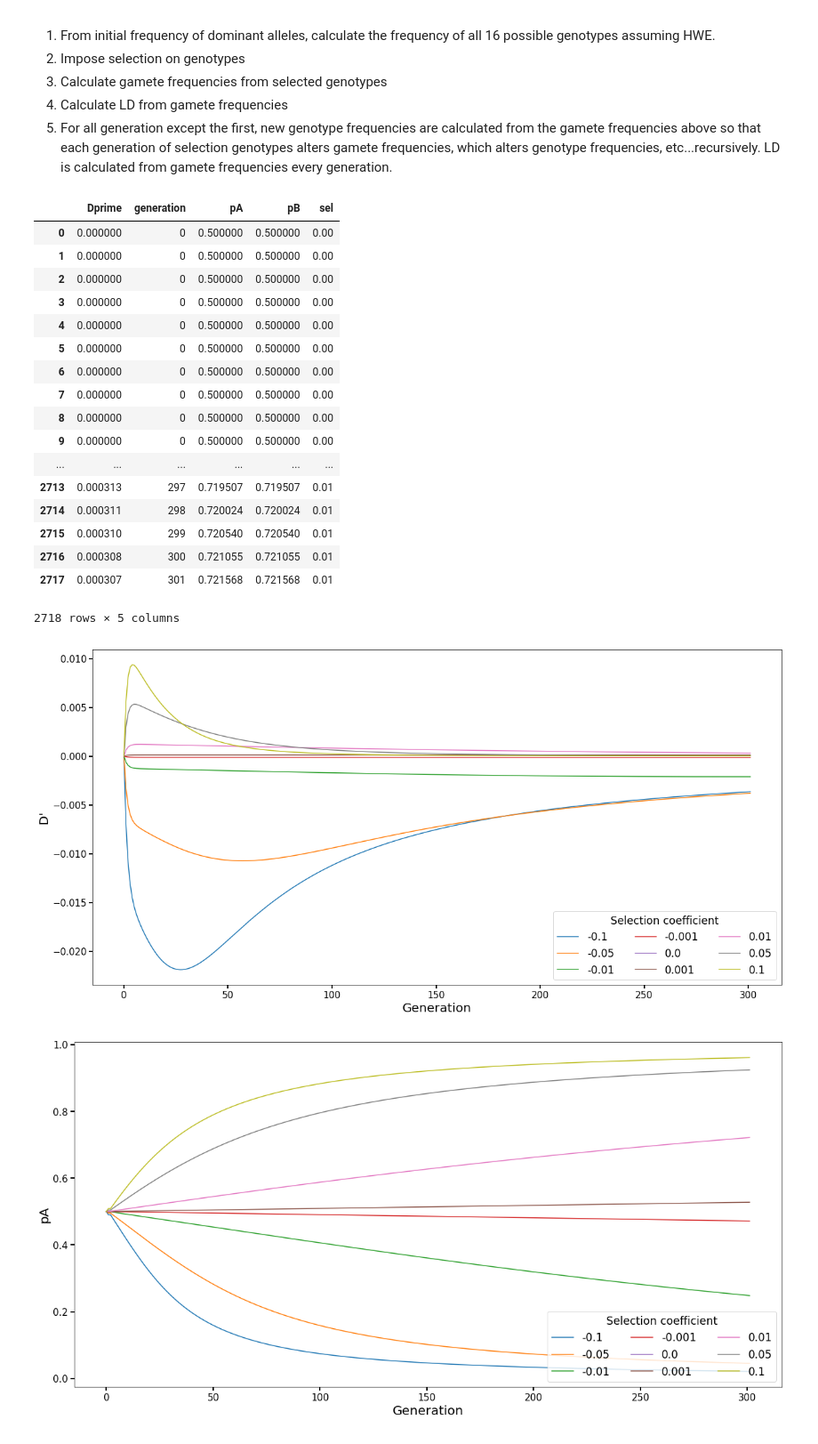
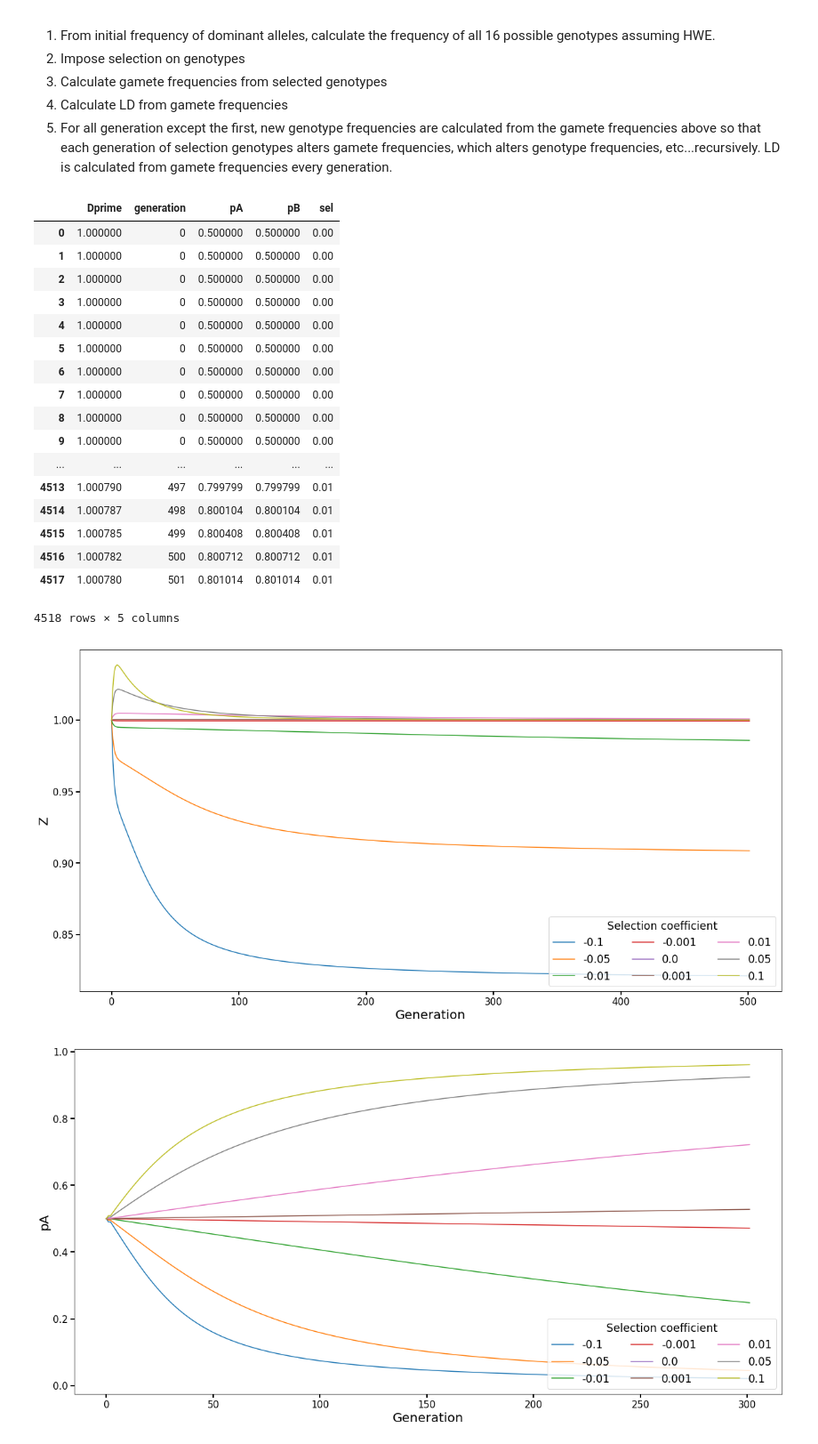
Before and after one commit to James-S-Santangelo/Simulating-Evolutionary-Clines-SEC-, a Jupyter notebook: Python_Notebooks/selection-affect-LD.ipynb, the cells around one changed output. Shown at 89% size. Cells and saved outputs as stored; diff of their text form; code cells hidden in the pictures.

```diff
--- a/Python_Notebooks/selection-affect-LD.ipynb
+++ b/Python_Notebooks/selection-affect-LD.ipynb
@@ -150,12 +150,14 @@ def calculate_LD(Gametes, pA1, pB1):
 
     r_squared = (D ** 2) / (pA1 * qA1 * pB1 * qB1)
 
-    return round(D_prime, 10)
+    Z = (Gametes['ab'] * Gametes['AB']) / (Gametes['Ab'] * Gametes['aB'])
+
+    return round(Z, 10)
 
 def selection(pA, pB, s, h):
     """Selection on genotypes in HWE in generation 1"""
 
-    D_prime = [0.0] # No linkage to start
+    D_prime = [1.0] # No linkage to start
     pA_list = [pA]
     pB_list = [pB]
 
@@ -249,41 +251,41 @@ data = pd.DataFrame.from_dict(data, orient = 'columns')
 data
 # %% [output]
 |  | Dprime | generation | pA | pB | sel |
-| 0 | 0.000000 | 0 | 0.500000 | 0.500000 | 0.00 |
-| 1 | 0.000000 | 0 | 0.500000 | 0.500000 | 0.00 |
-| 2 | 0.000000 | 0 | 0.500000 | 0.500000 | 0.00 |
-| 3 | 0.000000 | 0 | 0.500000 | 0.500000 | 0.00 |
-| 4 | 0.000000 | 0 | 0.500000 | 0.500000 | 0.00 |
-| 5 | 0.000000 | 0 | 0.500000 | 0.500000 | 0.00 |
-| 6 | 0.000000 | 0 | 0.500000 | 0.500000 | 0.00 |
-| 7 | 0.000000 | 0 | 0.500000 | 0.500000 | 0.00 |
-| 8 | 0.000000 | 0 | 0.500000 | 0.500000 | 0.00 |
-| 9 | 0.000000 | 0 | 0.500000 | 0.500000 | 0.00 |
+| 0 | 1.000000 | 0 | 0.500000 | 0.500000 | 0.00 |
+| 1 | 1.000000 | 0 | 0.500000 | 0.500000 | 0.00 |
+| 2 | 1.000000 | 0 | 0.500000 | 0.500000 | 0.00 |
+| 3 | 1.000000 | 0 | 0.500000 | 0.500000 | 0.00 |
+| 4 | 1.000000 | 0 | 0.500000 | 0.500000 | 0.00 |
+| 5 | 1.000000 | 0 | 0.500000 | 0.500000 | 0.00 |
+| 6 | 1.000000 | 0 | 0.500000 | 0.500000 | 0.00 |
+| 7 | 1.000000 | 0 | 0.500000 | 0.500000 | 0.00 |
+| 8 | 1.000000 | 0 | 0.500000 | 0.500000 | 0.00 |
+| 9 | 1.000000 | 0 | 0.500000 | 0.500000 | 0.00 |
 | ... | ... | ... | ... | ... | ... |
-| 2713 | 0.000313 | 297 | 0.719507 | 0.719507 | 0.01 |
-| 2714 | 0.000311 | 298 | 0.720024 | 0.720024 | 0.01 |
-| 2715 | 0.000310 | 299 | 0.720540 | 0.720540 | 0.01 |
-| 2716 | 0.000308 | 300 | 0.721055 | 0.721055 | 0.01 |
-| 2717 | 0.000307 | 301 | 0.721568 | 0.721568 | 0.01 |
+| 4513 | 1.000790 | 497 | 0.799799 | 0.799799 | 0.01 |
+| 4514 | 1.000787 | 498 | 0.800104 | 0.800104 | 0.01 |
+| 4515 | 1.000785 | 499 | 0.800408 | 0.800408 | 0.01 |
+| 4516 | 1.000782 | 500 | 0.800712 | 0.800712 | 0.01 |
+| 4517 | 1.000780 | 501 | 0.801014 | 0.801014 | 0.01 |
-2718 rows × 5 columns
+4518 rows × 5 columns
 # %%
 # Plot LD results
 
 groups = data.groupby('sel')
 
 fig, ax = plt.subplots(figsize=(20, 10))
 ax.margins(0.05)
 for name, group in groups:
     ax.plot(group.generation, group.Dprime, marker='', linestyle='-', ms=12, label=name)
 legend = ax.legend(numpoints=1, loc='lower right', prop={'size': 17}, ncol = 3, title = 'Selection coefficient')
 plt.setp(legend.get_title(), fontsize='xx-large')
 ax.set_xlabel('Generation', fontsize = 20)
-ax.set_ylabel("D'", fontsize = 20)
+ax.set_ylabel("Z", fontsize = 20)
 ax.tick_params(direction='out', length=6, width=2, colors='black', labelsize = 15)
 
 plt.show()
 # %% [output]
-[figure, old version]
+[figure, new version]
 # %%
 groups = data.groupby('sel')
 
```
Also changed, not shown: parts of 7 cells of this notebook.
